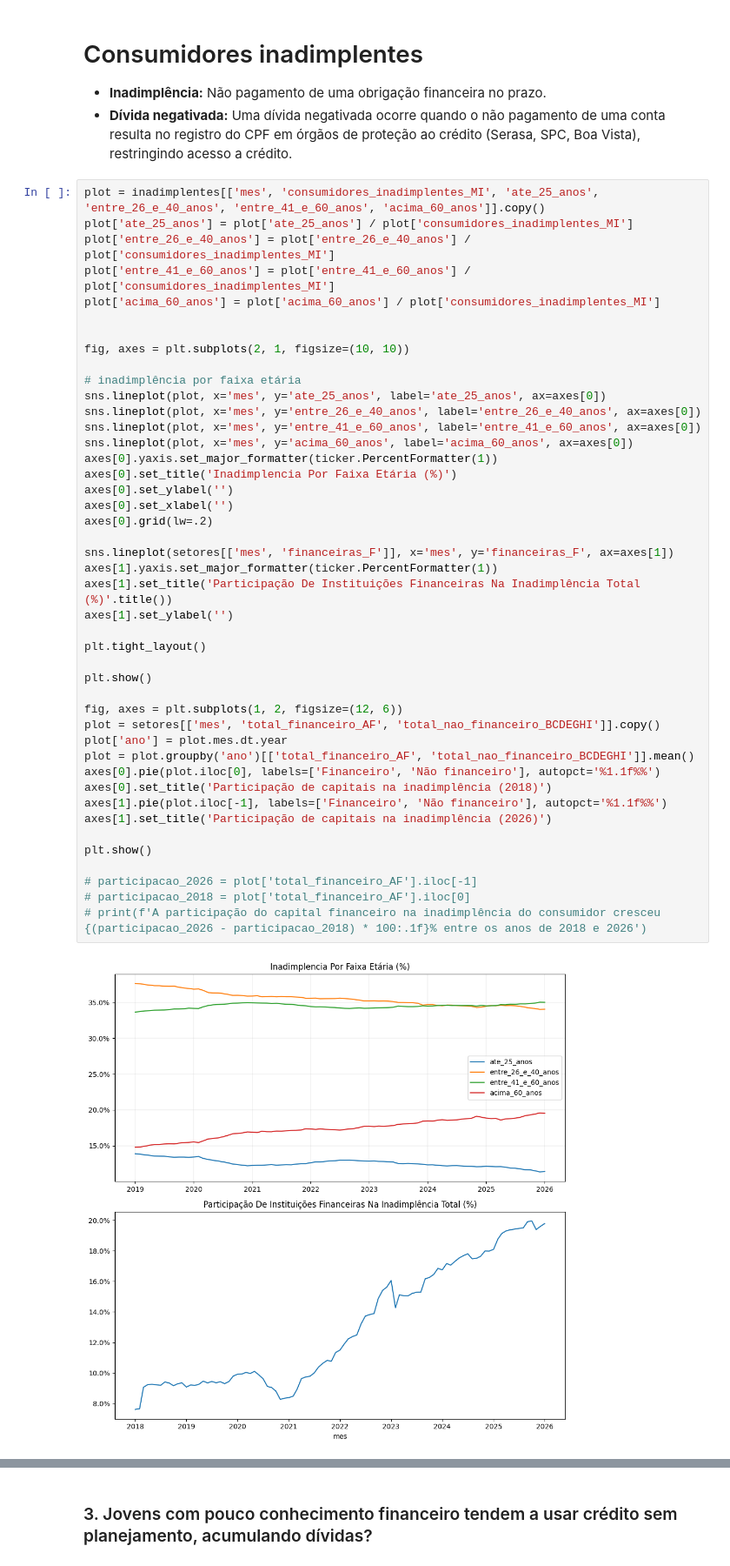
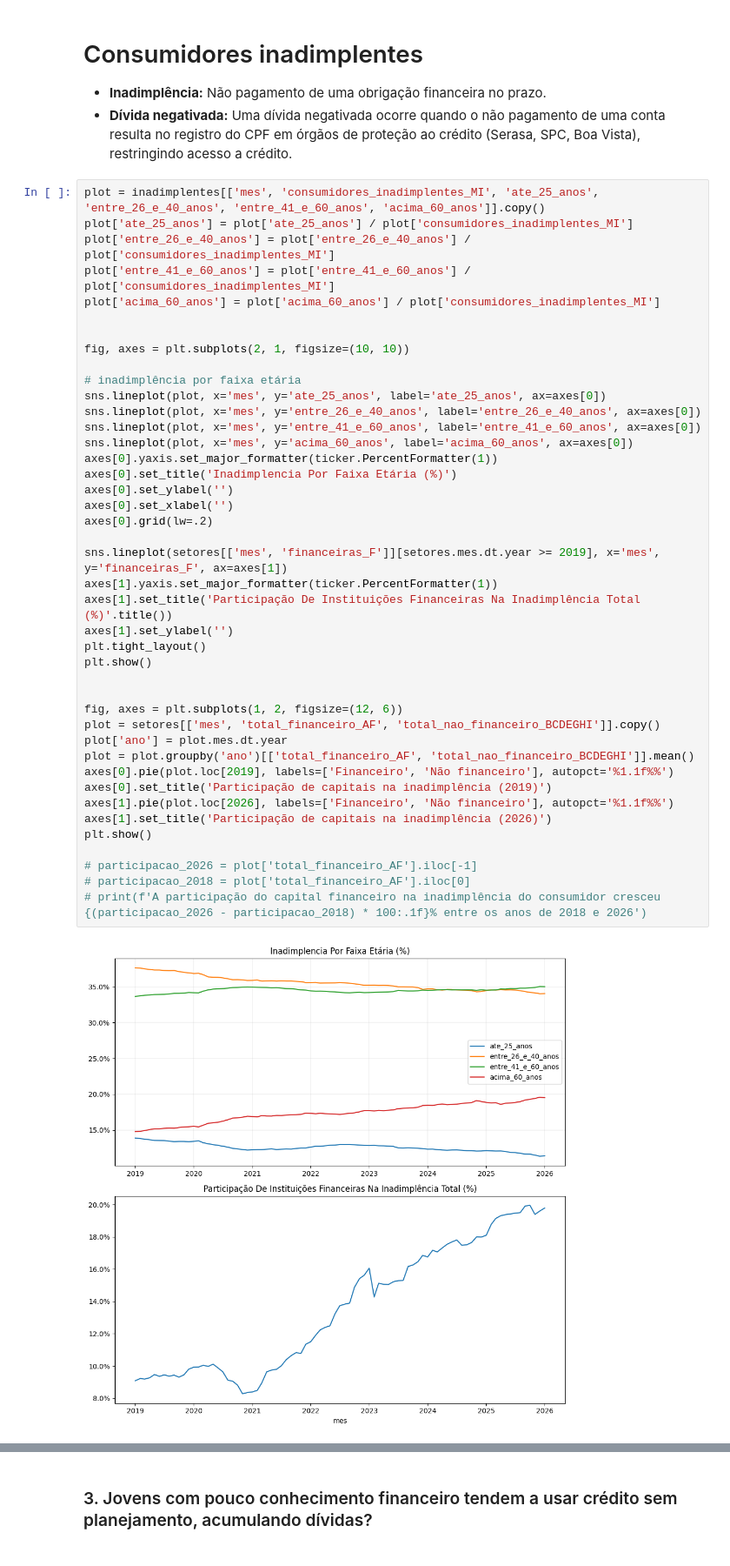
Before and after one commit to murilofcorso/A3_analise_de_dados_e_big_data, a Jupyter notebook: projeto_a3.ipynb, the cells around one changed output, grey strips where cells are left out. Shown at 87% size. Saved outputs shown, nothing was run; the diff lists cells and outputs as text.

```diff
--- a/projeto_a3.ipynb
+++ b/projeto_a3.ipynb
@@ -50,39 +51,37 @@ plot['acima_60_anos'] = plot['acima_60_anos'] / plot['consumidores_inadimplentes
 
 fig, axes = plt.subplots(2, 1, figsize=(10, 10))
 
 # inadimplência por faixa etária
 sns.lineplot(plot, x='mes', y='ate_25_anos', label='ate_25_anos', ax=axes[0])
 sns.lineplot(plot, x='mes', y='entre_26_e_40_anos', label='entre_26_e_40_anos', ax=axes[0])
 sns.lineplot(plot, x='mes', y='entre_41_e_60_anos', label='entre_41_e_60_anos', ax=axes[0])
 sns.lineplot(plot, x='mes', y='acima_60_anos', label='acima_60_anos', ax=axes[0])
 axes[0].yaxis.set_major_formatter(ticker.PercentFormatter(1))
 axes[0].set_title('Inadimplencia Por Faixa Etária (%)')
 axes[0].set_ylabel('')
 axes[0].set_xlabel('')
 axes[0].grid(lw=.2)
 
-sns.lineplot(setores[['mes', 'financeiras_F']], x='mes', y='financeiras_F', ax=axes[1])
+sns.lineplot(setores[['mes', 'financeiras_F']][setores.mes.dt.year >= 2019], x='mes', y='financeiras_F', ax=axes[1])
 axes[1].yaxis.set_major_formatter(ticker.PercentFormatter(1))
 axes[1].set_title('Participação De Instituições Financeiras Na Inadimplência Total (%)'.title())
 axes[1].set_ylabel('')
+plt.tight_layout()
+plt.show()
 
-plt.tight_layout()
-
-plt.show()
 
 fig, axes = plt.subplots(1, 2, figsize=(12, 6))
 plot = setores[['mes', 'total_financeiro_AF', 'total_nao_financeiro_BCDEGHI']].copy()
 plot['ano'] = plot.mes.dt.year
 plot = plot.groupby('ano')[['total_financeiro_AF', 'total_nao_financeiro_BCDEGHI']].mean()
-axes[0].pie(plot.iloc[0], labels=['Financeiro', 'Não financeiro'], autopct='%1.1f%%')
-axes[0].set_title('Participação de capitais na inadimplência (2018)')
-axes[1].pie(plot.iloc[-1], labels=['Financeiro', 'Não financeiro'], autopct='%1.1f%%')
+axes[0].pie(plot.loc[2019], labels=['Financeiro', 'Não financeiro'], autopct='%1.1f%%')
+axes[0].set_title('Participação de capitais na inadimplência (2019)')
+axes[1].pie(plot.loc[2026], labels=['Financeiro', 'Não financeiro'], autopct='%1.1f%%')
 axes[1].set_title('Participação de capitais na inadimplência (2026)')
-
 plt.show()
 
 # participacao_2026 = plot['total_financeiro_AF'].iloc[-1]
 # participacao_2018 = plot['total_financeiro_AF'].iloc[0]
 # print(f'A participação do capital financeiro na inadimplência do consumidor cresceu {(participacao_2026 - participacao_2018) * 100:.1f}% entre os anos de 2018 e 2026')
 # %% [output]
-[figure, old version]
+[figure, new version]
```
Also changed, not shown: parts of 8 cells of this notebook, 1 other file.
